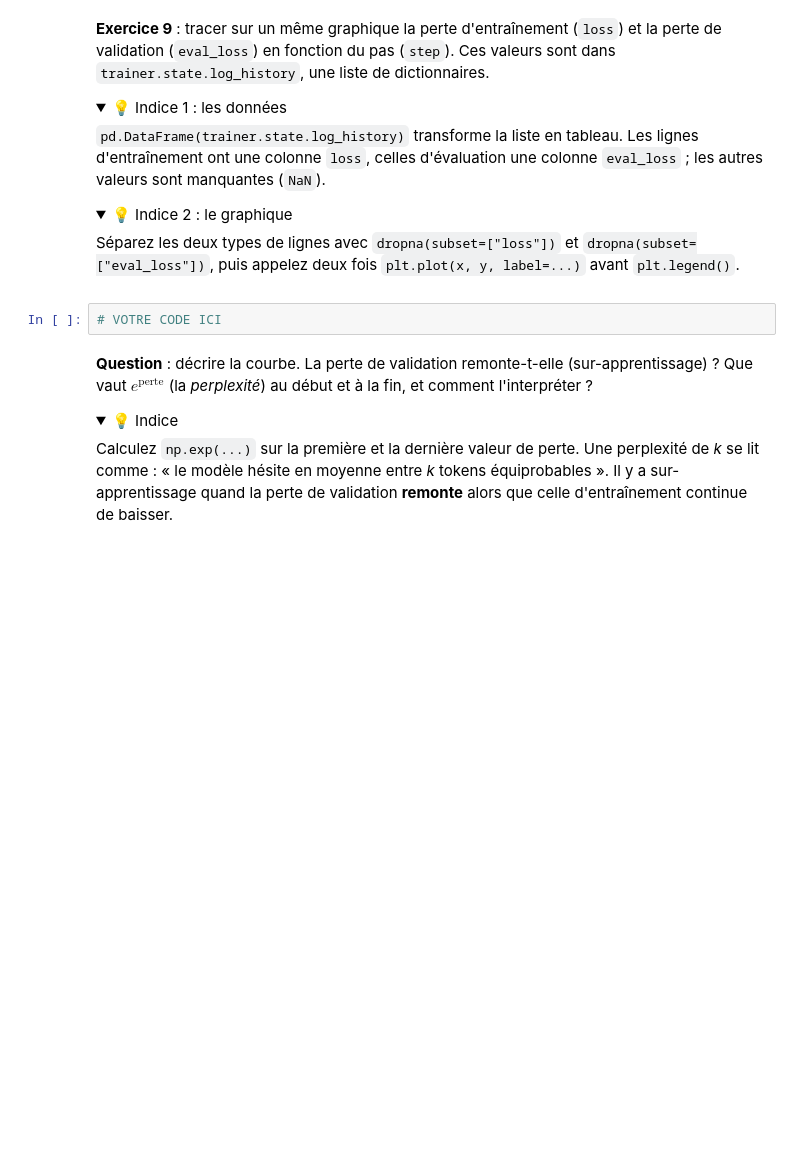
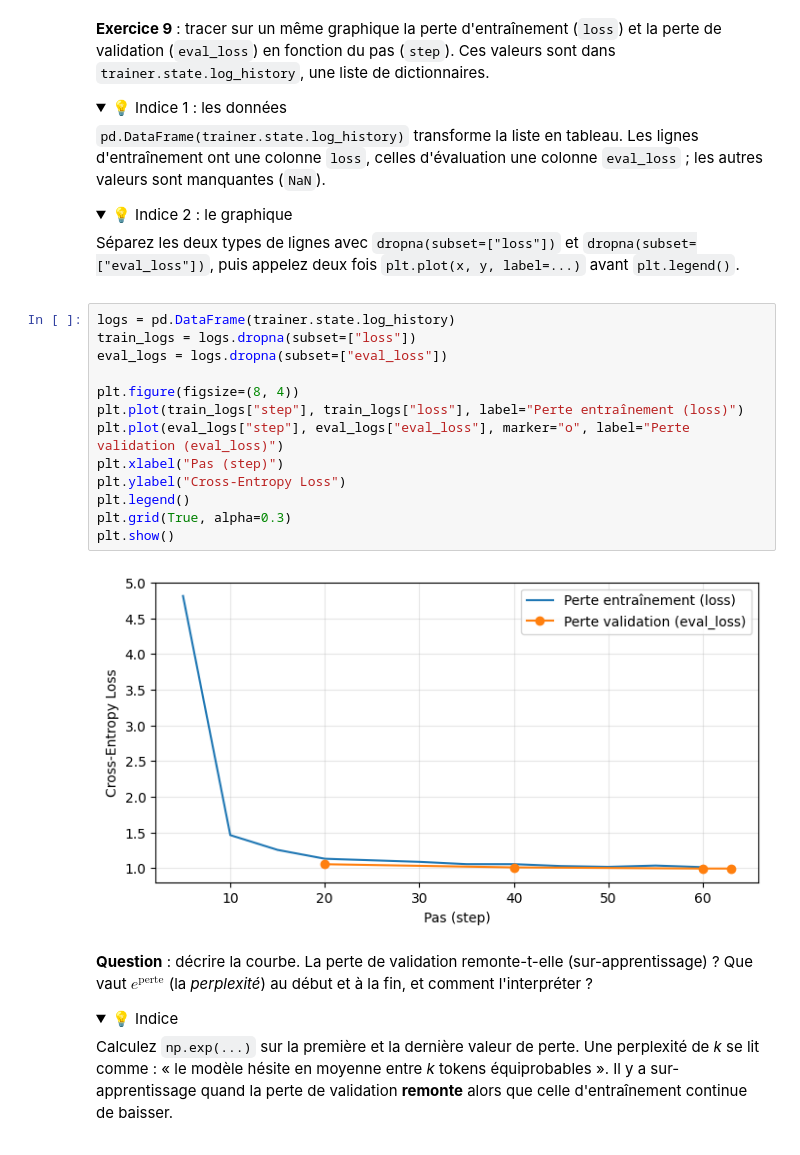
Before and after one commit to Durogene/tp-fine-tuning-student-version, a Jupyter notebook: tp-fine-tuning.ipynb, the cells around one changed output. Drawn from its saved outputs; the diff is of its cells as text; folded sections open; blank space fills up the shorter version.

```diff
--- a/tp-fine-tuning.ipynb
+++ b/tp-fine-tuning.ipynb
@@ -557,7 +729,20 @@ Séparez les deux types de lignes avec `dropna(subset=["loss"])` et `dropna(subs
 
 </details>
 # %%
-# VOTRE CODE ICI
+logs = pd.DataFrame(trainer.state.log_history)
+train_logs = logs.dropna(subset=["loss"])
+eval_logs = logs.dropna(subset=["eval_loss"])
+
+plt.figure(figsize=(8, 4))
+plt.plot(train_logs["step"], train_logs["loss"], label="Perte entraînement (loss)")
+plt.plot(eval_logs["step"], eval_logs["eval_loss"], marker="o", label="Perte validation (eval_loss)")
+plt.xlabel("Pas (step)")
+plt.ylabel("Cross-Entropy Loss")
+plt.legend()
+plt.grid(True, alpha=0.3)
+plt.show()
+# %% [output]
+[figure, added]
 # %% [markdown]
 **Question** : décrire la courbe. La perte de validation remonte-t-elle (sur-apprentissage) ? Que vaut $e^{\text{perte}}$ (la *perplexité*) au début et à la fin, et comment l'interpréter ?
 
```
Also changed, not shown: parts of 30 cells of this notebook.
